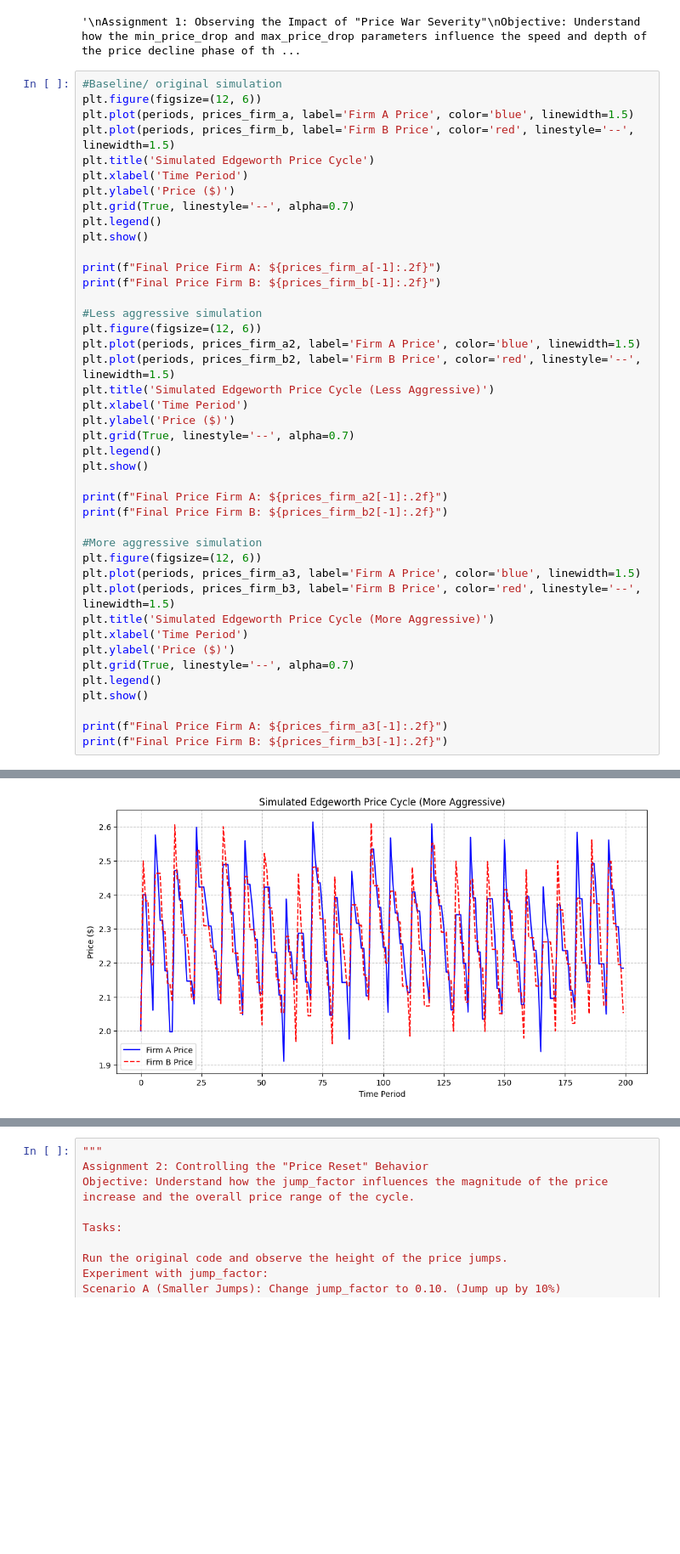
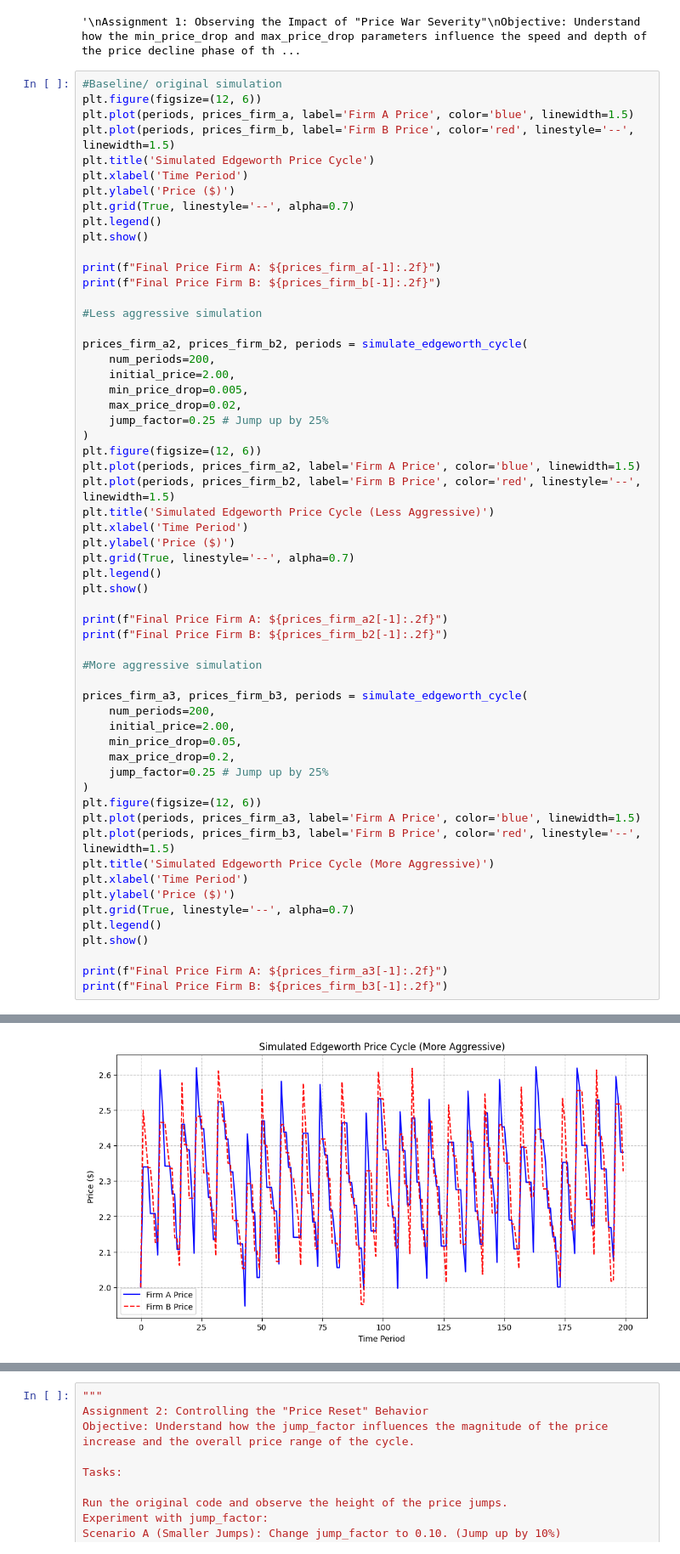
Before and after one commit to kedarw/QuantMind, a Jupyter notebook: 9_Edgeworth_Cycles.ipynb, the cells around one changed output, grey strips where cells are left out. Shown at 85% size. Drawn from its saved outputs; the diff is of its cells as text; blank space fills up the shorter version.

```diff
--- a/9_Edgeworth_Cycles.ipynb
+++ b/9_Edgeworth_Cycles.ipynb
@@ -180,6 +180,14 @@ print(f"Final Price Firm A: ${prices_firm_a[-1]:.2f}")
 print(f"Final Price Firm B: ${prices_firm_b[-1]:.2f}")
 
 #Less aggressive simulation
+
+prices_firm_a2, prices_firm_b2, periods = simulate_edgeworth_cycle(
+    num_periods=200,
+    initial_price=2.00,
+    min_price_drop=0.005,
+    max_price_drop=0.02,
+    jump_factor=0.25 # Jump up by 25%
+)
 plt.figure(figsize=(12, 6))
 plt.plot(periods, prices_firm_a2, label='Firm A Price', color='blue', linewidth=1.5)
 plt.plot(periods, prices_firm_b2, label='Firm B Price', color='red', linestyle='--', linewidth=1.5)
@@ -194,6 +202,14 @@ print(f"Final Price Firm A: ${prices_firm_a2[-1]:.2f}")
 print(f"Final Price Firm B: ${prices_firm_b2[-1]:.2f}")
 
 #More aggressive simulation
+
+prices_firm_a3, prices_firm_b3, periods = simulate_edgeworth_cycle(
+    num_periods=200,
+    initial_price=2.00,
+    min_price_drop=0.05,
+    max_price_drop=0.2,
+    jump_factor=0.25 # Jump up by 25%
+)
 plt.figure(figsize=(12, 6))
 plt.plot(periods, prices_firm_a3, label='Firm A Price', color='blue', linewidth=1.5)
 plt.plot(periods, prices_firm_b3, label='Firm B Price', color='red', linestyle='--', linewidth=1.5)
@@ -216 +232 @@ Final Price Firm B: $2.25
-[figure, old version]
+[figure, new version]
```
Also changed, not shown: parts of 3 cells of this notebook.
